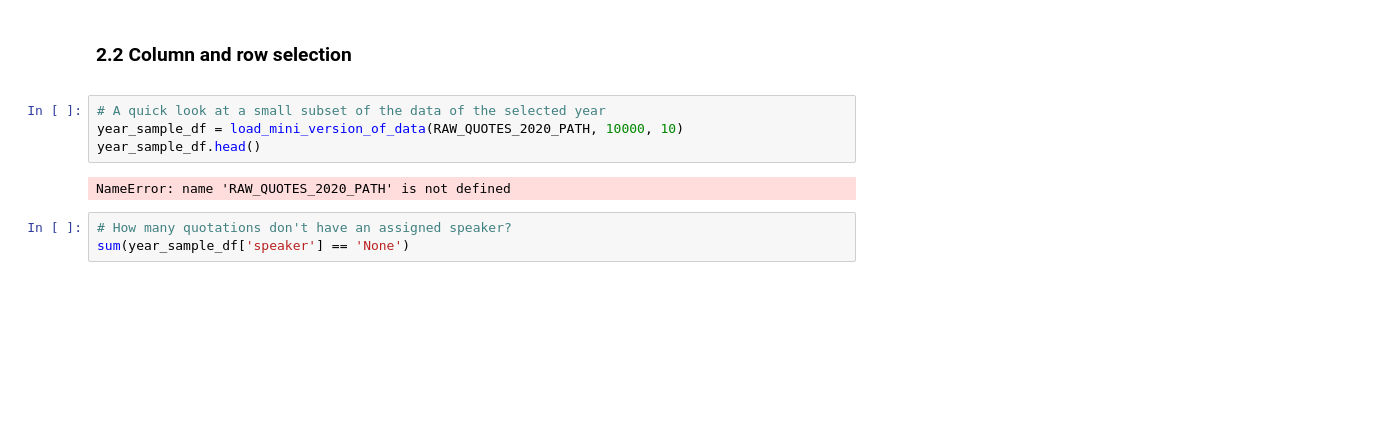
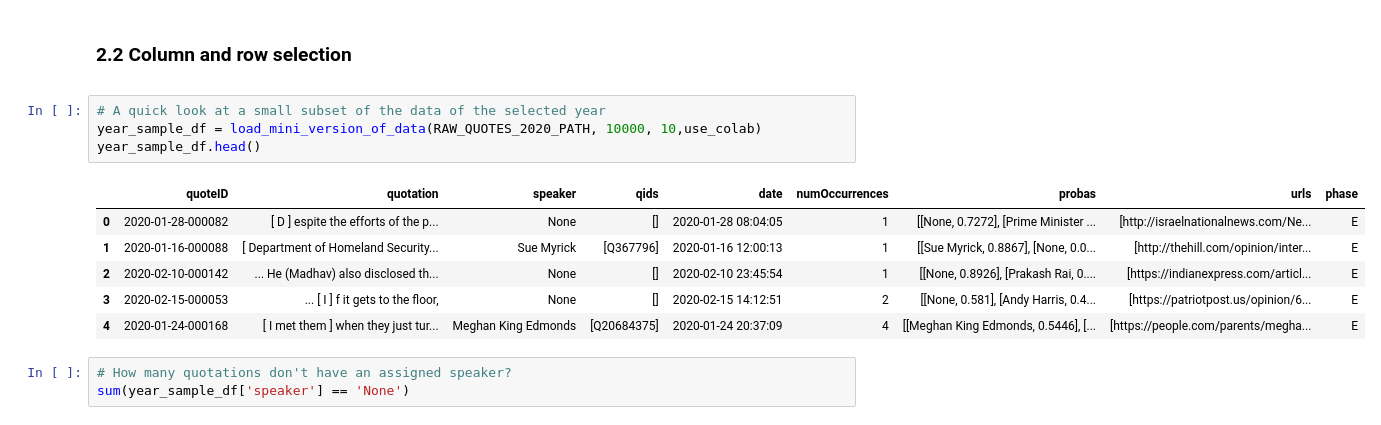
Before and after one commit to epfl-ada/ada-2021-project-palomamo, a Jupyter notebook: data_preprocessing.ipynb, the cells around one changed output. Saved outputs shown, nothing was run; the diff lists cells and outputs as text; blank space fills up the shorter version.

```diff
--- a/data_preprocessing.ipynb
+++ b/data_preprocessing.ipynb
@@ -72,10 +81,15 @@ The addtional dataset can be found here: [Speakers](https://drive.google.com/dri
 <a id="cols_rows_select"></a>
 # %%
 # A quick look at a small subset of the data of the selected year
-year_sample_df = load_mini_version_of_data(RAW_QUOTES_2020_PATH, 10000, 10)
+year_sample_df = load_mini_version_of_data(RAW_QUOTES_2020_PATH, 10000, 10,use_colab)
 year_sample_df.head()
 # %% [output]
-NameError: name 'RAW_QUOTES_2020_PATH' is not defined
+|  | quoteID | quotation | speaker | qids | date | numOccurrences | probas | urls | phase |
+| 0 | 2020-01-28-000082 | [ D ] espite the efforts of the p... | None | [] | 2020-01-28 08:04:05 | 1 | [[None, 0.7272], [Prime Minister ... | [http://israelnationalnews.com/Ne... | E |
+| 1 | 2020-01-16-000088 | [ Department of Homeland Security... | Sue Myrick | [Q367796] | 2020-01-16 12:00:13 | 1 | [[Sue Myrick, 0.8867], [None, 0.0... | [http://thehill.com/opinion/inter... | E |
+| 2 | 2020-02-10-000142 | ... He (Madhav) also disclosed th... | None | [] | 2020-02-10 23:45:54 | 1 | [[None, 0.8926], [Prakash Rai, 0.... | [https://indianexpress.com/articl... | E |
+| 3 | 2020-02-15-000053 | ... [ I ] f it gets to the floor, | None | [] | 2020-02-15 14:12:51 | 2 | [[None, 0.581], [Andy Harris, 0.4... | [https://patriotpost.us/opinion/6... | E |
+| 4 | 2020-01-24-000168 | [ I met them ] when they just tur... | Meghan King Edmonds | [Q20684375] | 2020-01-24 20:37:09 | 4 | [[Meghan King Edmonds, 0.5446], [... | [https://people.com/parents/megha... | E |
 # %%
 # How many quotations don't have an assigned speaker?
 sum(year_sample_df['speaker'] == 'None')
```
Also changed, not shown: parts of 10 cells of this notebook.
